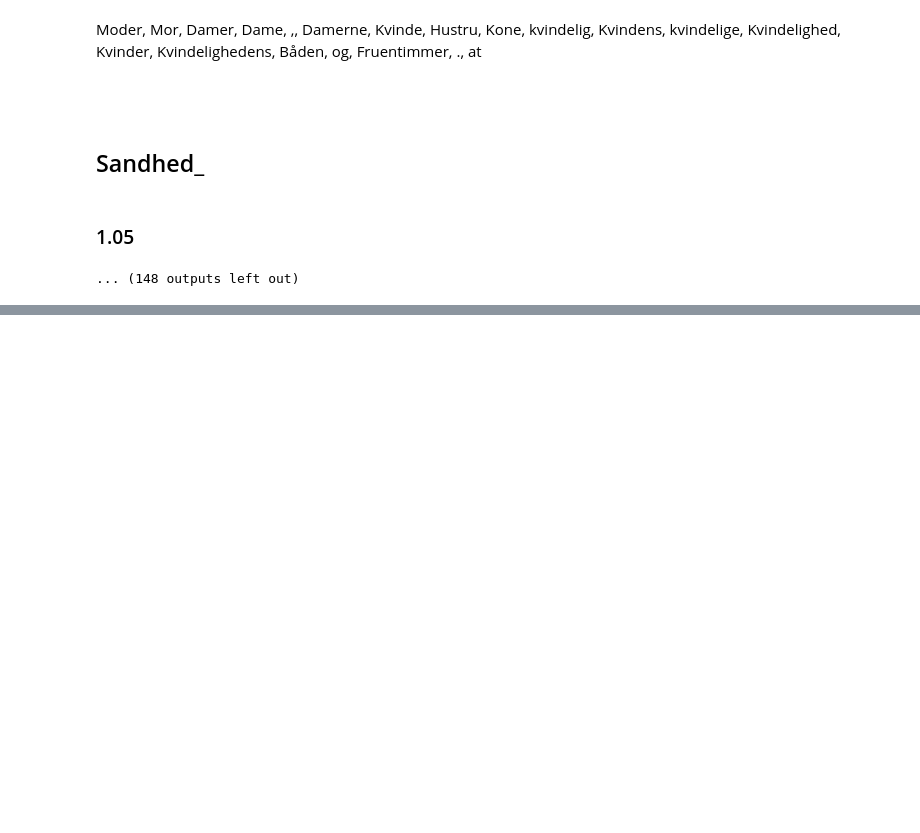
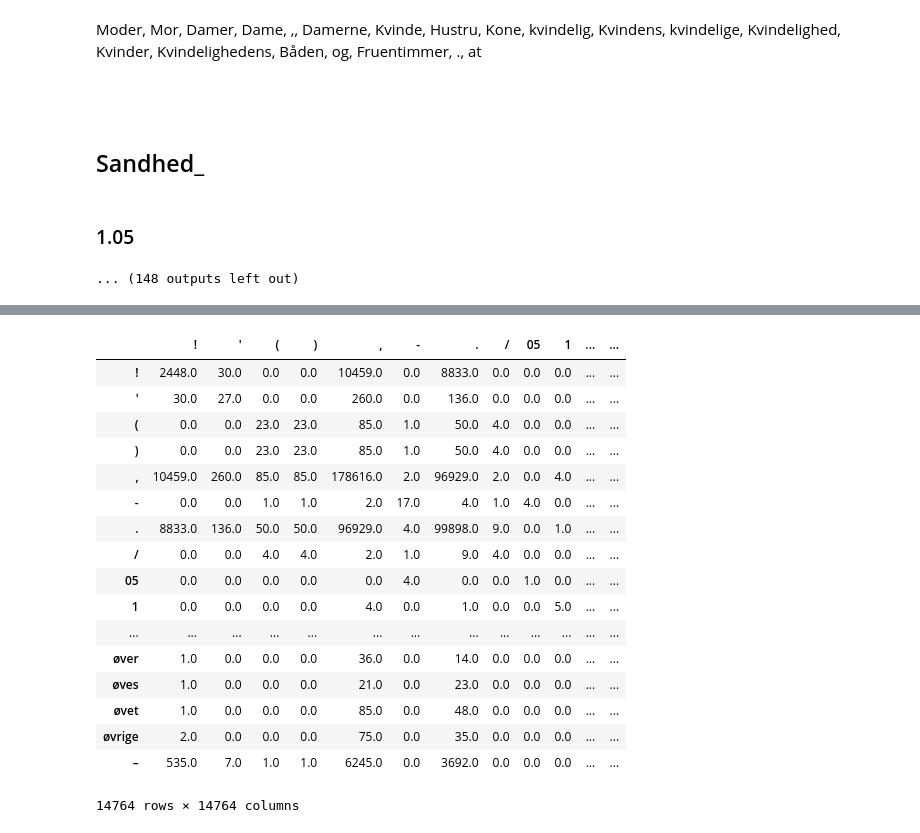
Before and after one commit to Yoonsen/Mining_the_digital_bookshelf, a Jupyter notebook: Heidi Karlsen/Heidi_notebook/Nye tema november 2019/fra mail-Amtmanden.ipynb, the cells around one changed output, grey strips where cells are left out. Cells and saved outputs as stored; diff of their text form; code cells hidden in the pictures; blank space fills up the shorter version.

```diff
--- a/Heidi Karlsen/Heidi_notebook/Nye tema november 2019/fra mail-Amtmanden.ipynb
+++ b/Heidi Karlsen/Heidi_notebook/Nye tema november 2019/fra mail-Amtmanden.ipynb
@@ -327,0 +271,23 @@ pd.DataFrame(amt)
+# %%
+amtxamt = amth.dot(amth.transpose())
+# %%
+amtxamt
+# %% [output]
+|  | ! | ' | ( | ) | , | - | . | / | 05 | 1 | ... | ... |
+| ! | 2448.0 | 30.0 | 0.0 | 0.0 | 10459.0 | 0.0 | 8833.0 | 0.0 | 0.0 | 0.0 | ... | ... |
+| ' | 30.0 | 27.0 | 0.0 | 0.0 | 260.0 | 0.0 | 136.0 | 0.0 | 0.0 | 0.0 | ... | ... |
+| ( | 0.0 | 0.0 | 23.0 | 23.0 | 85.0 | 1.0 | 50.0 | 4.0 | 0.0 | 0.0 | ... | ... |
+| ) | 0.0 | 0.0 | 23.0 | 23.0 | 85.0 | 1.0 | 50.0 | 4.0 | 0.0 | 0.0 | ... | ... |
+| , | 10459.0 | 260.0 | 85.0 | 85.0 | 178616.0 | 2.0 | 96929.0 | 2.0 | 0.0 | 4.0 | ... | ... |
+| - | 0.0 | 0.0 | 1.0 | 1.0 | 2.0 | 17.0 | 4.0 | 1.0 | 4.0 | 0.0 | ... | ... |
+| . | 8833.0 | 136.0 | 50.0 | 50.0 | 96929.0 | 4.0 | 99898.0 | 9.0 | 0.0 | 1.0 | ... | ... |
+| / | 0.0 | 0.0 | 4.0 | 4.0 | 2.0 | 1.0 | 9.0 | 4.0 | 0.0 | 0.0 | ... | ... |
+| 05 | 0.0 | 0.0 | 0.0 | 0.0 | 0.0 | 4.0 | 0.0 | 0.0 | 1.0 | 0.0 | ... | ... |
+| 1 | 0.0 | 0.0 | 0.0 | 0.0 | 4.0 | 0.0 | 1.0 | 0.0 | 0.0 | 5.0 | ... | ... |
+| ... | ... | ... | ... | ... | ... | ... | ... | ... | ... | ... | ... | ... |
+| øver | 1.0 | 0.0 | 0.0 | 0.0 | 36.0 | 0.0 | 14.0 | 0.0 | 0.0 | 0.0 | ... | ... |
+| øves | 1.0 | 0.0 | 0.0 | 0.0 | 21.0 | 0.0 | 23.0 | 0.0 | 0.0 | 0.0 | ... | ... |
+| øvet | 1.0 | 0.0 | 0.0 | 0.0 | 85.0 | 0.0 | 48.0 | 0.0 | 0.0 | 0.0 | ... | ... |
+| øvrige | 2.0 | 0.0 | 0.0 | 0.0 | 75.0 | 0.0 | 35.0 | 0.0 | 0.0 | 0.0 | ... | ... |
+| – | 535.0 | 7.0 | 1.0 | 1.0 | 6245.0 | 0.0 | 3692.0 | 0.0 | 0.0 | 0.0 | ... | ... |
+14764 rows × 14764 columns
```
Also changed, not shown: parts of 12 cells of this notebook, 2 other files.
